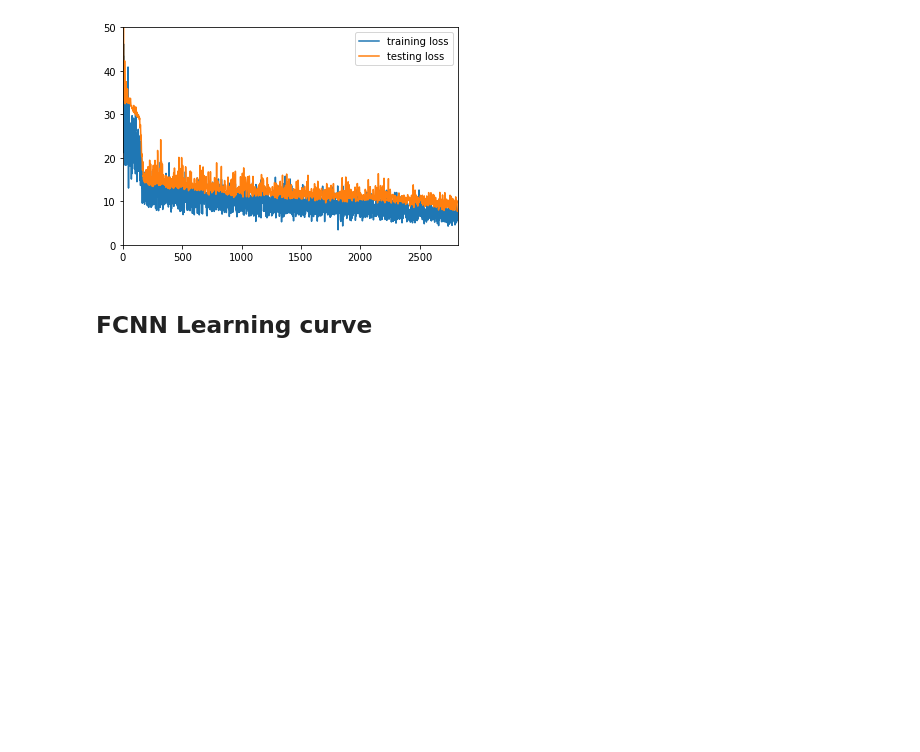
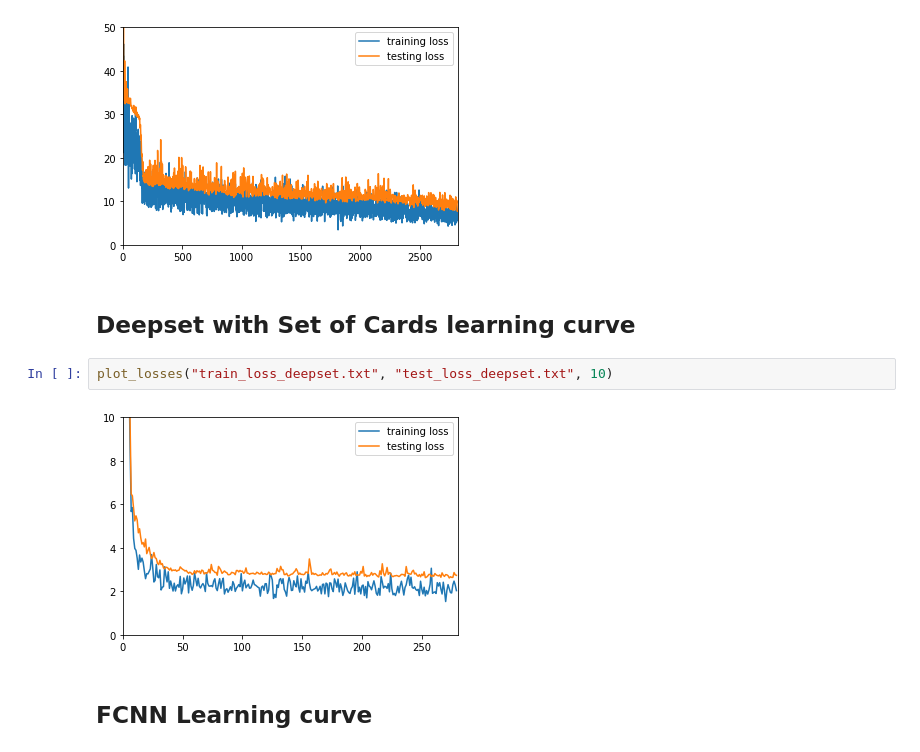
Before and after one commit to icaros-usc/EvoStone2, a Jupyter notebook: TestBed/DeckSearch/train_log/plot_loss.ipynb, the cells around one changed output. Cells and saved outputs as stored; diff of their text form; blank space fills up the shorter version.

```diff
--- a/TestBed/DeckSearch/train_log/plot_loss.ipynb
+++ b/TestBed/DeckSearch/train_log/plot_loss.ipynb
@@ -60,6 +60,12 @@ plot_losses("train_loss_deepset.txt", "test_loss_deepset.txt", 50)
 plot_losses("train_loss_deepset.txt", "test_loss_deepset.txt", 50)
 # %% [output]
 [figure]
+# %% [markdown]
+## Deepset with Set of Cards learning curve
+# %%
+plot_losses("train_loss_deepset.txt", "test_loss_deepset.txt", 10)
+# %% [output]
+[figure, added]
 # %% [markdown]
 ## FCNN Learning curve
 # %%
```
Also changed, not shown: parts of 1 cell of this notebook, 20 other files.
